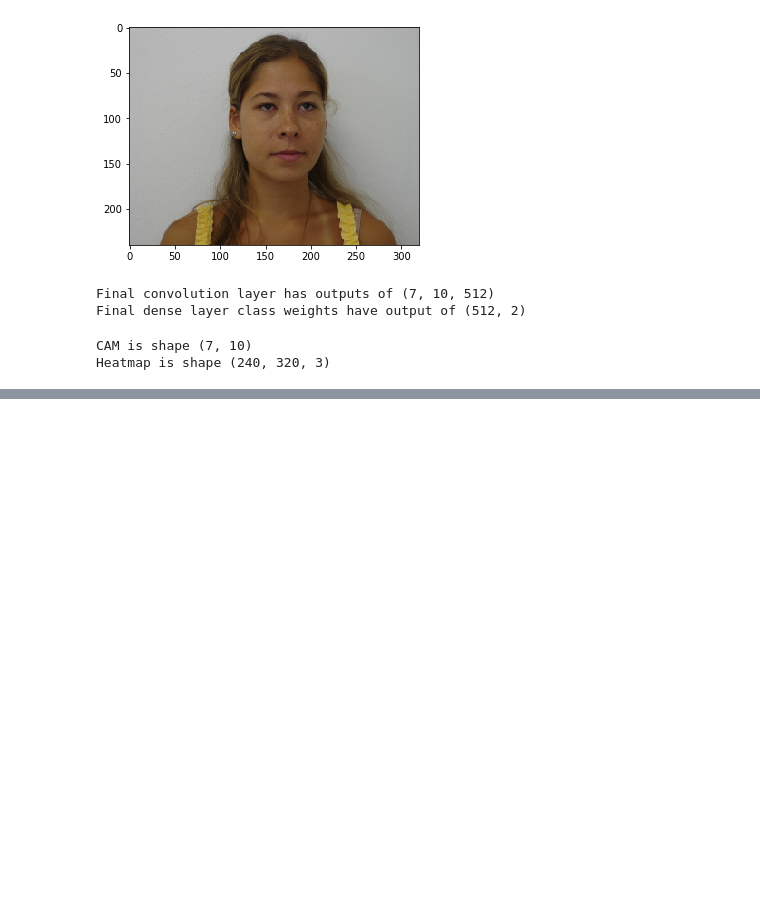
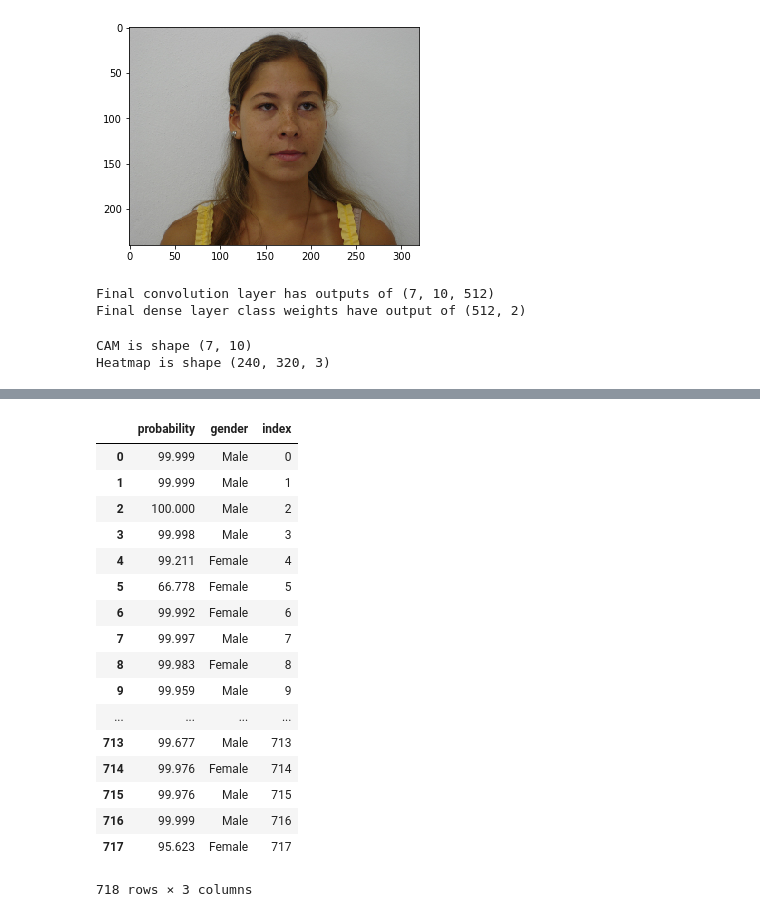
Before and after one commit to ychennay/attention-facial-recognition, a Jupyter notebook: Class Activation Map Faces.ipynb, the cells around one changed output, grey strips where cells are left out. Saved outputs shown, nothing was run; the diff lists cells and outputs as text; code cells hidden in the pictures; blank space fills up the shorter version.

```diff
--- a/Class Activation Map Faces.ipynb
+++ b/Class Activation Map Faces.ipynb
@@ -304,0 +340,15 @@ axes[1].set_title("Activation Map for Male Class")
+# %%
+import pandas as pd
+results = []
+guesses = []
+for i in range(X_test.shape[0]):
+    first_image = X_test[i]
+    prediction = model.predict_proba(first_image.reshape((1,240,320,3)))
+    predicted_gender = "Male" if prediction.argmax() == 0 else "Female"
+    probability = round(prediction[0, prediction.argmax()] * 100, 3)
+    results.append(probability)
+    guesses.append(predicted_gender)
+# %%
+results = pd.DataFrame(results, columns=["probability"])
+results["gender"] = guesses
+results["index"] = list(range(X_test.shape[0]))
@@ -304,0 +362,21 @@ axes[1].set_title("Activation Map for Male Class")
+# %%
+results
+# %% [output]
+|  | probability | gender | index |
+| 0 | 99.999 | Male | 0 |
+| 1 | 99.999 | Male | 1 |
+| 2 | 100.000 | Male | 2 |
+| 3 | 99.998 | Male | 3 |
+| 4 | 99.211 | Female | 4 |
+| 5 | 66.778 | Female | 5 |
+| 6 | 99.992 | Female | 6 |
+| 7 | 99.997 | Male | 7 |
+| 8 | 99.983 | Female | 8 |
+| 9 | 99.959 | Male | 9 |
+| ... | ... | ... | ... |
+| 713 | 99.677 | Male | 713 |
+| 714 | 99.976 | Female | 714 |
+| 715 | 99.976 | Male | 715 |
+| 716 | 99.999 | Male | 716 |
+| 717 | 95.623 | Female | 717 |
+718 rows × 3 columns
```
Also changed, not shown: parts of 4 cells of this notebook.
